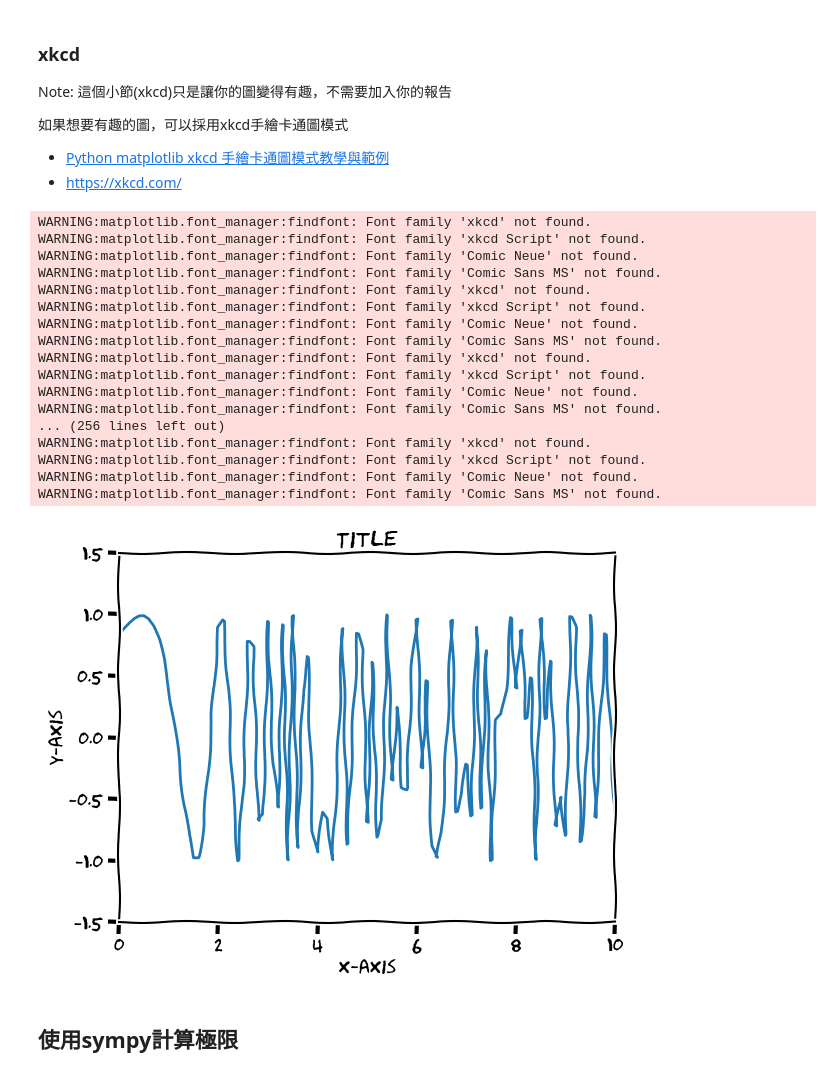
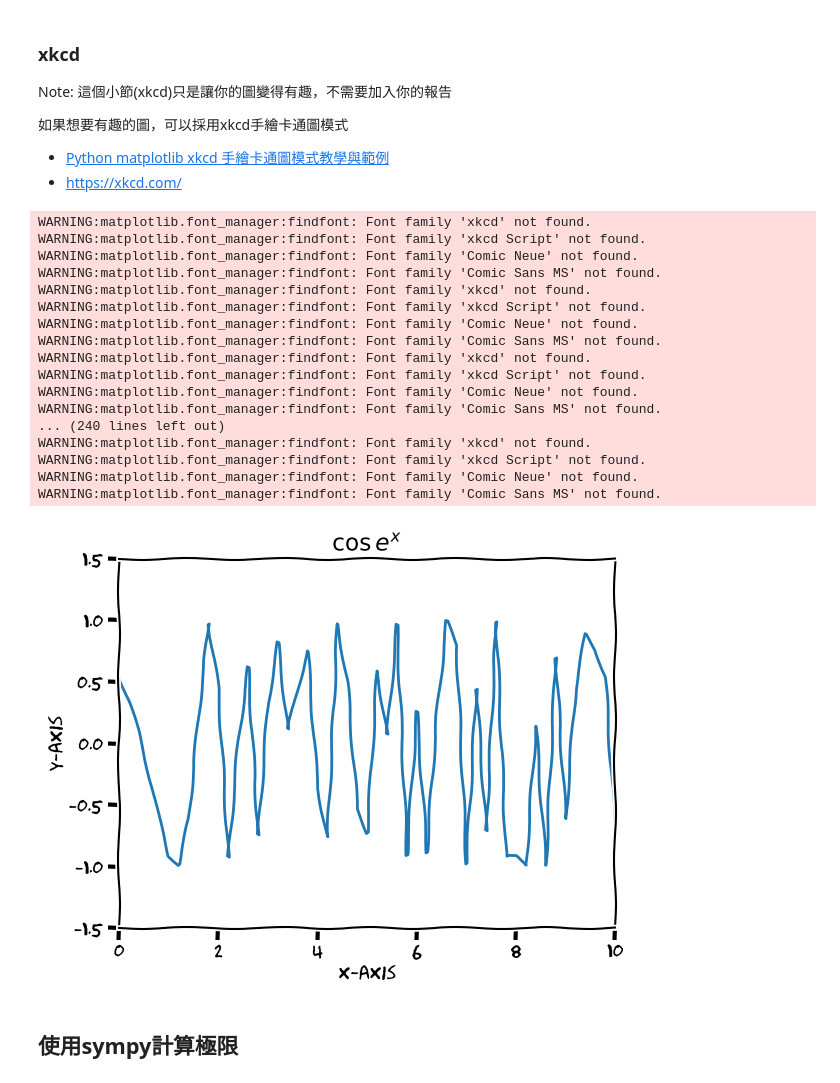
Before and after one commit to jeromy0307/jeromy0307.github.io, a Jupyter notebook: ncku-1112_C111400/mysympy.ipynb, the cells around one changed output. Drawn from its saved outputs; the diff is of its cells as text; code cells hidden in the pictures.

```diff
--- a/ncku-1112_C111400/mysympy.ipynb
+++ b/ncku-1112_C111400/mysympy.ipynb
@@ -173,43 +166,43 @@ Note: 這個小節(xkcd)只是讓你的圖變得有趣，不需要加入你的
 with plt.xkcd():
   for i in list(range(NumP+1)):
     x[i] = xa+dx*float(i)
-    y[i]=sin(exp(x[i]))
+    y[i]=cos(exp(x[i]))
 
   # 開始畫圖
 
     # 設定要畫的的x,y數據list....
 
   plt.plot(x,y)
     # 設定圖的範圍, 不設的話，系統會自行決定
   plt.xlim(0,10)
   plt.ylim(-1.5,1.5)
     # 照需要寫入x 軸和y軸的 label 以及title
 
   plt.xlabel("x-axis")
   plt.ylabel("y-axis")
-  plt.title("Title")
+  plt.title("$\cos{e^x}$")
     # 在這個指令之前，都還在做畫圖的動作
     # 這個指令算是 "秀圖"
   plt.show()
 # %% [output]
 WARNING:matplotlib.font_manager:findfont: Font family 'xkcd' not found.
 WARNING:matplotlib.font_manager:findfont: Font family 'xkcd Script' not found.
 WARNING:matplotlib.font_manager:findfont: Font family 'Comic Neue' not found.
 WARNING:matplotlib.font_manager:findfont: Font family 'Comic Sans MS' not found.
 WARNING:matplotlib.font_manager:findfont: Font family 'xkcd' not found.
 WARNING:matplotlib.font_manager:findfont: Font family 'xkcd Script' not found.
 WARNING:matplotlib.font_manager:findfont: Font family 'Comic Neue' not found.
 WARNING:matplotlib.font_manager:findfont: Font family 'Comic Sans MS' not found.
 WARNING:matplotlib.font_manager:findfont: Font family 'xkcd' not found.
 WARNING:matplotlib.font_manager:findfont: Font family 'xkcd Script' not found.
 WARNING:matplotlib.font_manager:findfont: Font family 'Comic Neue' not found.
 WARNING:matplotlib.font_manager:findfont: Font family 'Comic Sans MS' not found.
-... (256 lines left out)
+... (240 lines left out)
 WARNING:matplotlib.font_manager:findfont: Font family 'xkcd' not found.
 WARNING:matplotlib.font_manager:findfont: Font family 'xkcd Script' not found.
 WARNING:matplotlib.font_manager:findfont: Font family 'Comic Neue' not found.
 WARNING:matplotlib.font_manager:findfont: Font family 'Comic Sans MS' not found.
-[figure, old version]
+[figure, new version]
 # %% [markdown]
 ## 使用sympy計算極限
 # %% [markdown]
```
Also changed, not shown: parts of 2 cells of this notebook.
